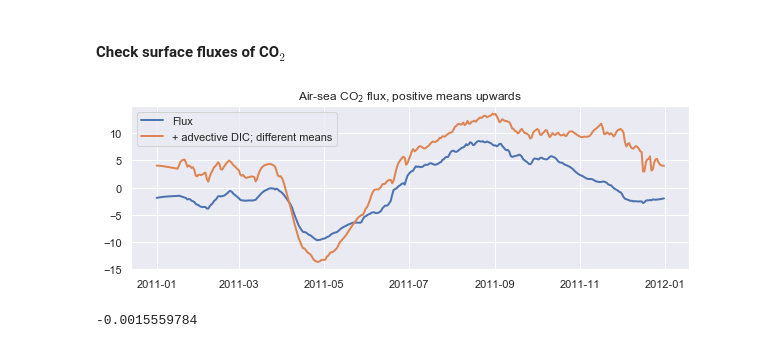
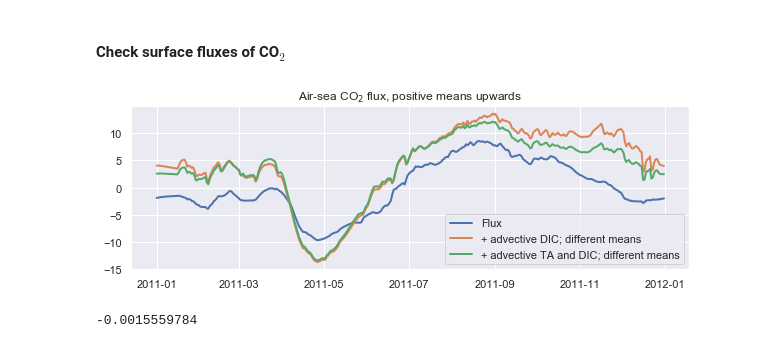
Before and after one commit to limash/Carbon_dioxide_absorption_drivers, a Jupyter notebook: s_4_air-sea_fluxes_NS.ipynb, the cells around one changed output. Cells and saved outputs as stored; diff of their text form; code cells hidden in the pictures.

```diff
--- a/s_4_air-sea_fluxes_NS.ipynb
+++ b/s_4_air-sea_fluxes_NS.ipynb
@@ -66,18 +66,25 @@ ds = xr.open_dataset('data/with_dic/means_from_data/water.nc')
 dicflux_df = ds['B_C_DIC   _flux'].to_dataframe()
 dicflux_surface = dicflux_df.groupby('z_faces').get_group(0)
 dicflux_alk2 = dicflux_surface.loc['2011-01-01':'2011-12-31']
+# %%
+ds = xr.open_dataset('data/with_alk_dic/means_from_data/water.nc')
+dicflux_df = ds['B_C_DIC   _flux'].to_dataframe()
+dicflux_surface = dicflux_df.groupby('z_faces').get_group(0)
+dicflux_dic_alk2 = dicflux_surface.loc['2011-01-01':'2011-12-31']
 # %%
 dicflux_no = dicflux_no.reset_index(); dicflux_alk = dicflux_alk.reset_index();
 dicflux_alk2 = dicflux_alk2.reset_index();
+dicflux_dic_alk2 = dicflux_dic_alk2.reset_index();
 # %%
 fig = plt.figure(figsize=(10, 3)); ax = fig.add_subplot(1, 1, 1);
 ax.plot(dicflux_no['time'], dicflux_no['B_C_DIC   _flux'], linewidth=2, label=r'Flux');
 #ax.plot(dicflux_alk['time'], dicflux_alk['B_C_DIC   _flux'], linewidth=2, label=r'+ advective DIC; equal means');
 ax.plot(dicflux_alk2['time'], dicflux_alk2['B_C_DIC   _flux'], linewidth=2, label=r'+ advective DIC; different means');
+ax.plot(dicflux_dic_alk2['time'], dicflux_dic_alk2['B_C_DIC   _flux'], linewidth=2, label=r'+ advective TA and DIC; different means');
 plt.title('Air-sea CO$_2$ flux, positive means upwards');
 ax.legend(loc='best');
 # %% [output]
-[figure, old version]
+[figure, new version]
 # %%
 dicflux_no['B_C_DIC   _flux'].values.mean()
 # %% [output]
```
Also changed, not shown: 3 other files.
